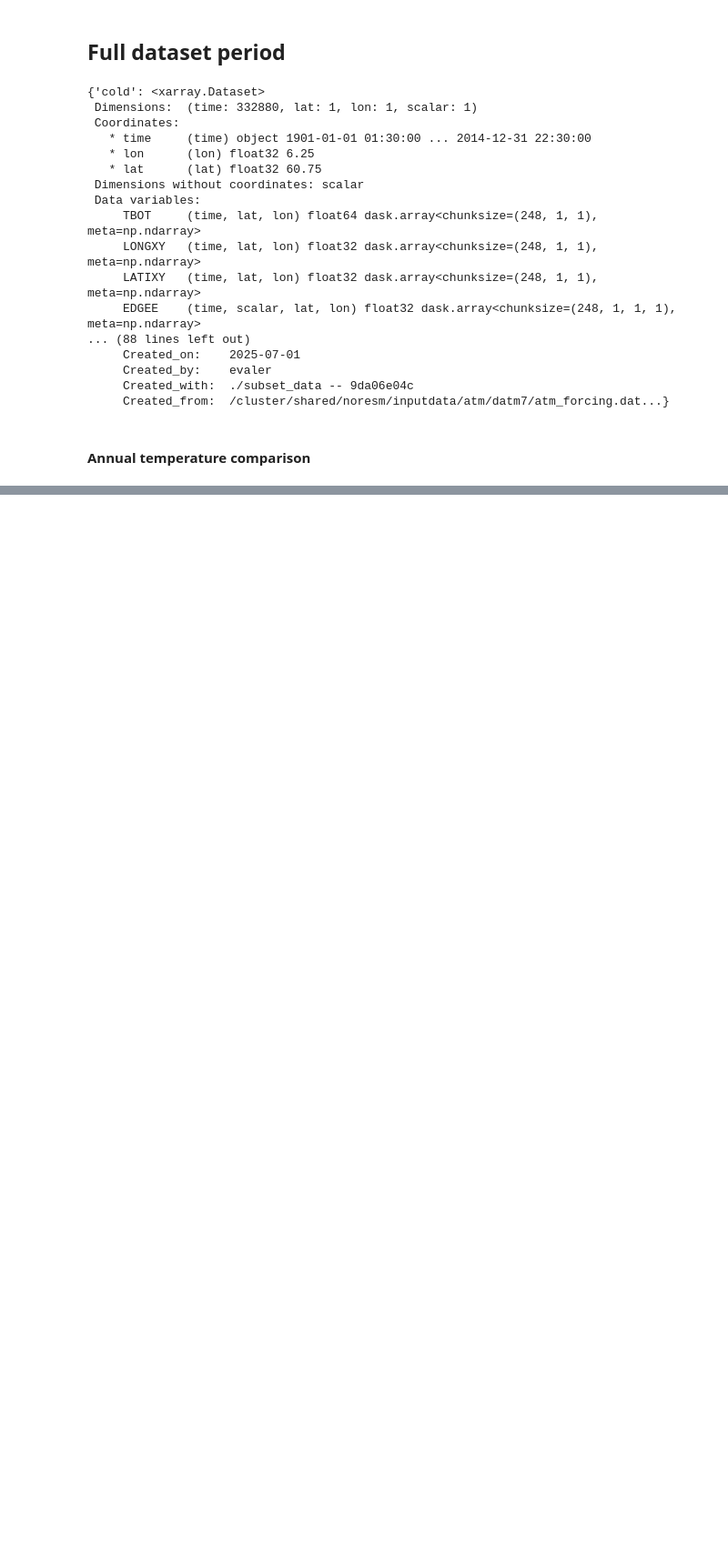
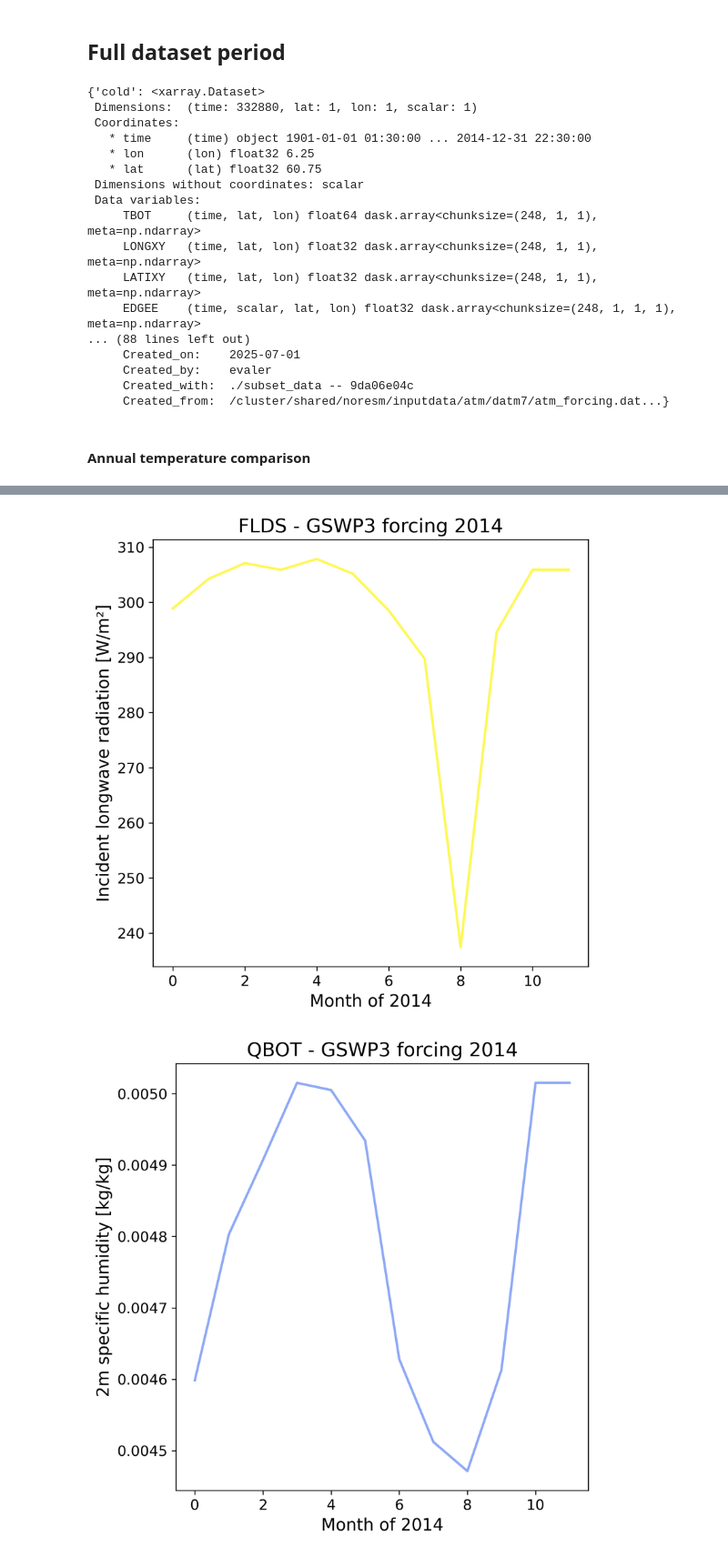
Before and after one commit to jogaudard/FATES_INCLINE, a Jupyter notebook: src/analysis_and_plotting/plot_atmospheric_forcing.ipynb, the cells around one changed output, grey strips where cells are left out. Shown at 91% size. Cells and saved outputs as stored; diff of their text form; code cells hidden in the pictures; blank space fills up the shorter version.

```diff
--- a/src/analysis_and_plotting/plot_atmospheric_forcing.ipynb
+++ b/src/analysis_and_plotting/plot_atmospheric_forcing.ipynb
@@ -235,20 +341,10 @@ subset_plot_dict = {
         "unit": "[°C]",
         "color": "#C0392B",
     },
-    "PRECTmms": {
-        "y_axis": "Cumulative precipitation",
-        "unit": "[mm]",
-        "color": "#0047AB",
-    },
-    "FSDS": {
-        "y_axis": "Total incident solar radiation",
-        "unit": "[W/m²]",
-        "color": "#28282B",
-    },
     "FLDS": {
         "y_axis": "Incident longwave radiation",
         "unit": "[W/m²]",
-        "color": "#FE5654",
+        "color": "#FEF854",
     },
     "QBOT": {
         "y_axis": "2m specific humidity",
@@ -263,6 +359,6 @@ subset_plot_dict = {
     "PSRF": {
         "y_axis": "Surface pressure",
         "unit": "[hPa]",
-        "color": "#6B6B6B",
+        "color": "#4B4B4B",
     },
 }
@@ -268,0 +386,31 @@ subset_plot_dict = {
+# %%
+# Create plots for each variable
+for variable in variable_list:
+
+    # Get plot settings for current variable
+    current_var_dict = subset_plot_dict.get(variable.name)
+
+    # Instantiate plot
+    fig, ax = plt.subplots(figsize=(6, 6), dpi=DPI)
+
+    ax.plot(range(12),
+            variable.values.flatten(),
+            color=current_var_dict.get('color'),
+            linewidth=2,
+           )
+
+    # Other plot layout settings
+    ax.set_title(f"{variable.name} - GSWP3 forcing 2014", size=TITLE_FONT_SIZE)
+
+    ax.set_ylabel(current_var_dict.get('y_axis') + " " + current_var_dict.get('unit'),
+                  fontsize=AX_LABEL_FONT_SIZE)
+    ax.set_xlabel("Month of 2014", fontsize=AX_LABEL_FONT_SIZE)
+
+    ax.tick_params(axis='both', which='major', labelsize=TICK_LABEL_FONT_SIZE)
+
+    # Save figure
+    fig.tight_layout()
+    fig.savefig(fname=f"{out_dir_path}/atmosphere_{variable.name}_2014.png", format='png')
+# %% [output]
+[figure, added]
+[figure, added]
```
Also changed, not shown: parts of 22 cells of this notebook.
